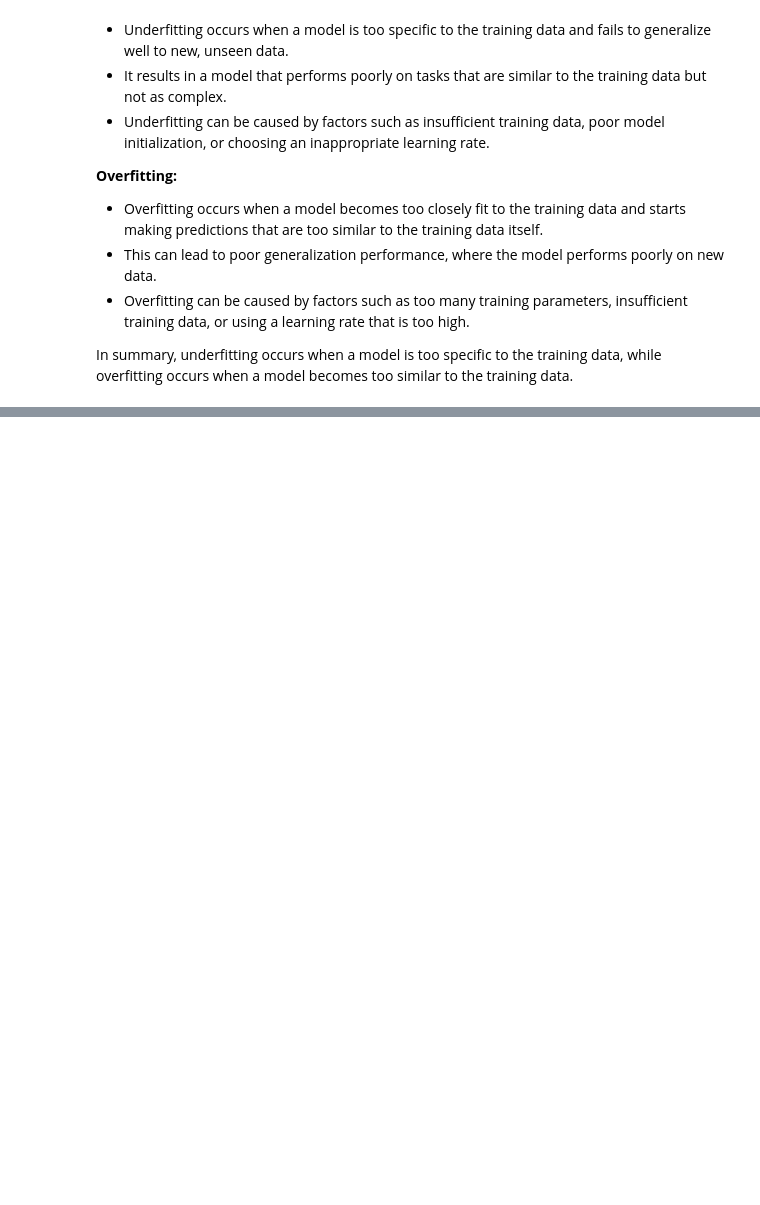
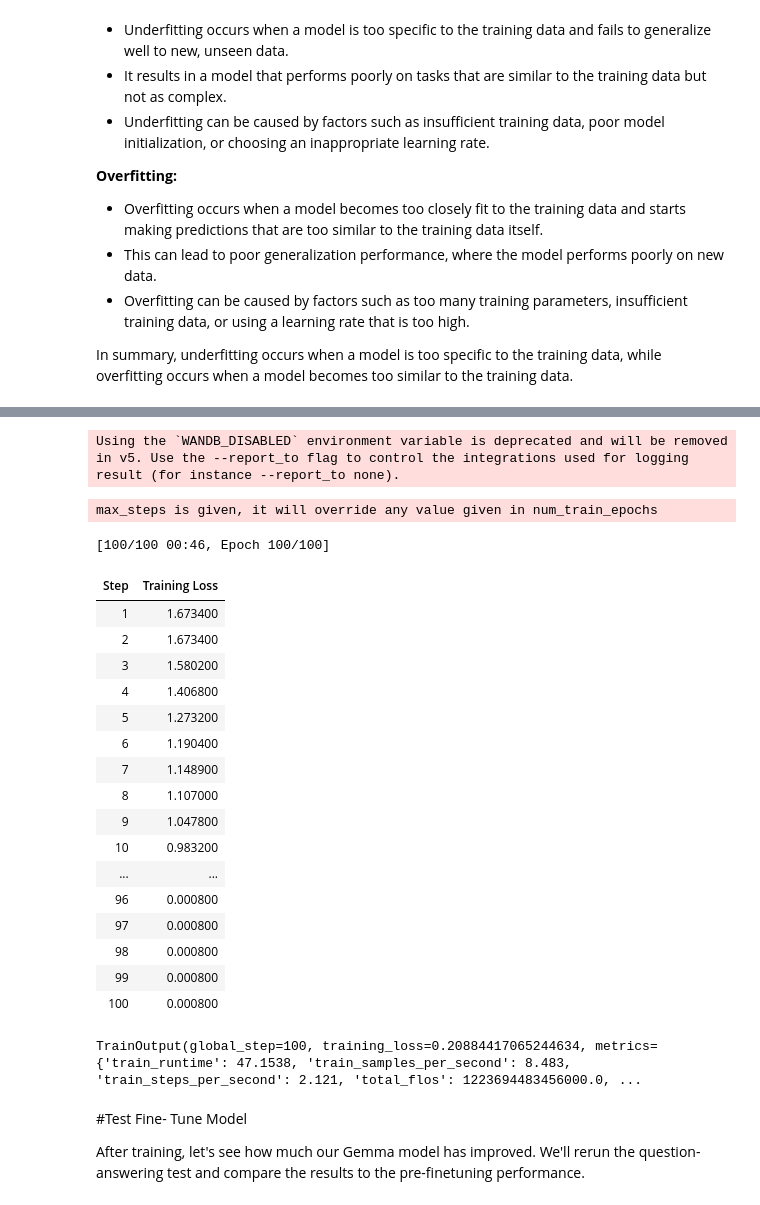
Before and after one commit to JapiKredi/Google_Gemma_LLM_Finetuning, a Jupyter notebook: Google_Gemma_LLM_Finetuning.ipynb, the cells around one changed output, grey strips where cells are left out. Saved outputs shown, nothing was run; the diff lists cells and outputs as text; code cells hidden in the pictures; blank space fills up the shorter version.

```diff
--- a/Google_Gemma_LLM_Finetuning.ipynb
+++ b/Google_Gemma_LLM_Finetuning.ipynb
@@ -423,0 +486,7 @@ In summary, underfitting occurs when a model is too specific to the training dat
+# %%
+def formatting_func(example):
+    template = "Instruction:\n{instruction}\n\nResponse:\n{response}"
+    line = template.format(instruction=example['Question'], response=example['Answer'])
+    return [line]
+
+os.environ["WANDB_DISABLED"] = "true"
@@ -423,0 +514,7 @@ In summary, underfitting occurs when a model is too specific to the training dat
+# %%
+lora_config = LoraConfig(
+    r = 8,
+    target_modules = ["q_proj", "o_proj", "k_proj", "v_proj",
+                      "gate_proj", "up_proj", "down_proj"],
+    task_type = "CAUSAL_LM",
+)
@@ -423,0 +558,48 @@ In summary, underfitting occurs when a model is too specific to the training dat
+# %%
+trainer = SFTTrainer(
+    model=model,
+    train_dataset=dataset,
+    max_seq_length=512,
+    args=TrainingArguments(
+        per_device_train_batch_size=1,
+        gradient_accumulation_steps=4,
+        warmup_steps=2,
+        max_steps=100,
+        learning_rate=2e-4,
+        fp16=True,
+        logging_steps=1,
+        output_dir="outputs",
+        optim="paged_adamw_8bit"
+    ),
+    peft_config=lora_config,
+    formatting_func=formatting_func,
+)
+# %% [output]
+Using the `WANDB_DISABLED` environment variable is deprecated and will be removed in v5. Use the --report_to flag to control the integrations used for logging result (for instance --report_to none).
+max_steps is given, it will override any value given in num_train_epochs
+# %%
+trainer.train()
+# %% [output]
+[100/100 00:46, Epoch 100/100]
+| Step | Training Loss |
+| 1 | 1.673400 |
+| 2 | 1.673400 |
+| 3 | 1.580200 |
+| 4 | 1.406800 |
+| 5 | 1.273200 |
+| 6 | 1.190400 |
+| 7 | 1.148900 |
+| 8 | 1.107000 |
+| 9 | 1.047800 |
+| 10 | 0.983200 |
+| ... | ... |
+| 96 | 0.000800 |
+| 97 | 0.000800 |
+| 98 | 0.000800 |
+| 99 | 0.000800 |
+| 100 | 0.000800 |
+TrainOutput(global_step=100, training_loss=0.20884417065244634, metrics={'train_runtime': 47.1538, 'train_samples_per_second': 8.483, 'train_steps_per_second': 2.121, 'total_flos': 1223694483456000.0, ...
+# %% [markdown]
+#Test Fine- Tune Model
+
+After training, let's see how much our Gemma model has improved. We'll rerun the question-answering test and compare the results to the pre-finetuning performance.
```
Also changed, not shown: parts of 7 cells of this notebook.
